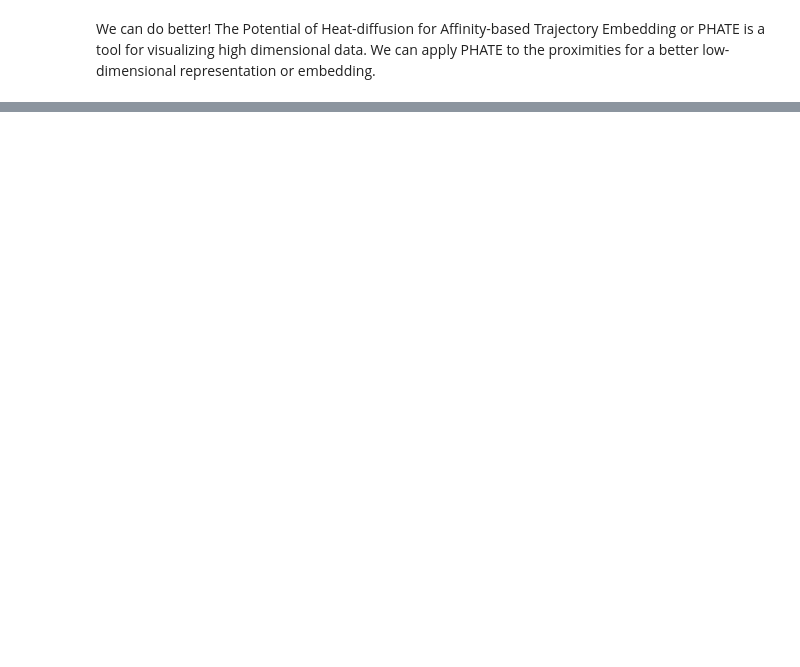
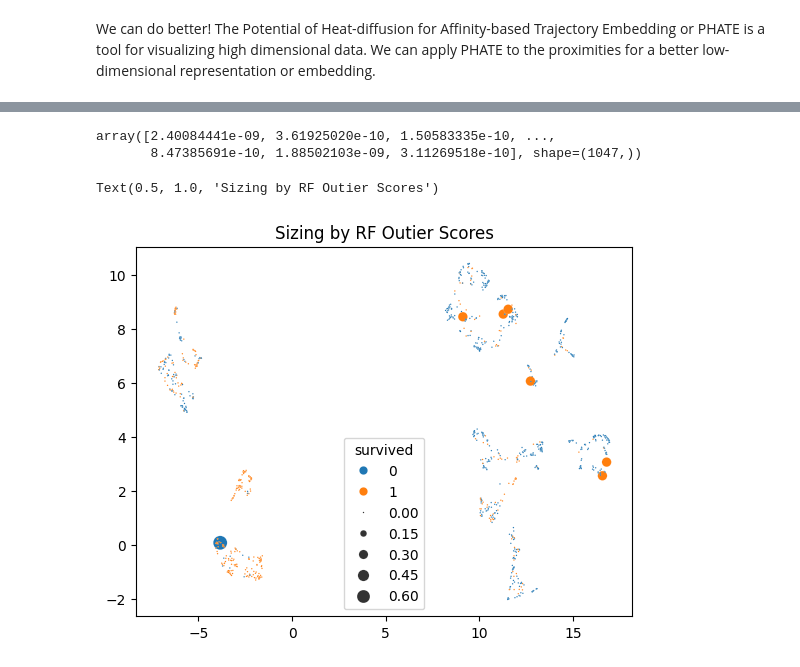
Before and after one commit to rhodes-byu/RF-Proximities-Workshop, a Jupyter notebook: demo.ipynb, the cells around one changed output, grey strips where cells are left out. Saved outputs shown, nothing was run; the diff lists cells and outputs as text; code cells hidden in the pictures; blank space fills up the shorter version.

Commit message:
add working outlier scores

```diff
--- a/demo.ipynb
+++ b/demo.ipynb
@@ -175,0 +409,2 @@ from rfphate import RFPHATE
+# %%
+outlier_scores = get_rf_outliers(y_train, prox_rfgap, scaling = 'normalize')
@@ -175,0 +413,16 @@ from rfphate import RFPHATE
+# %%
+outlier_scores
+# %% [output]
+array([2.40084441e-09, 3.61925020e-10, 1.50583335e-10, ...,
+       8.47385691e-10, 1.88502103e-09, 3.11269518e-10], shape=(1047,))
+# %%
+sns.scatterplot(x=umap_emb[:, 0], y=umap_emb[:, 1],
+                size=np.log(outlier_scores + 1),
+                sizes=(1, 100),
+                markers=markers,
+                hue=y_train,
+                alpha=1)
+plt.title("Sizing by RF Outier Scores")
+# %% [output]
+Text(0.5, 1.0, 'Sizing by RF Outier Scores')
+[figure, added]
```
Also changed, not shown: parts of 30 cells of this notebook.
